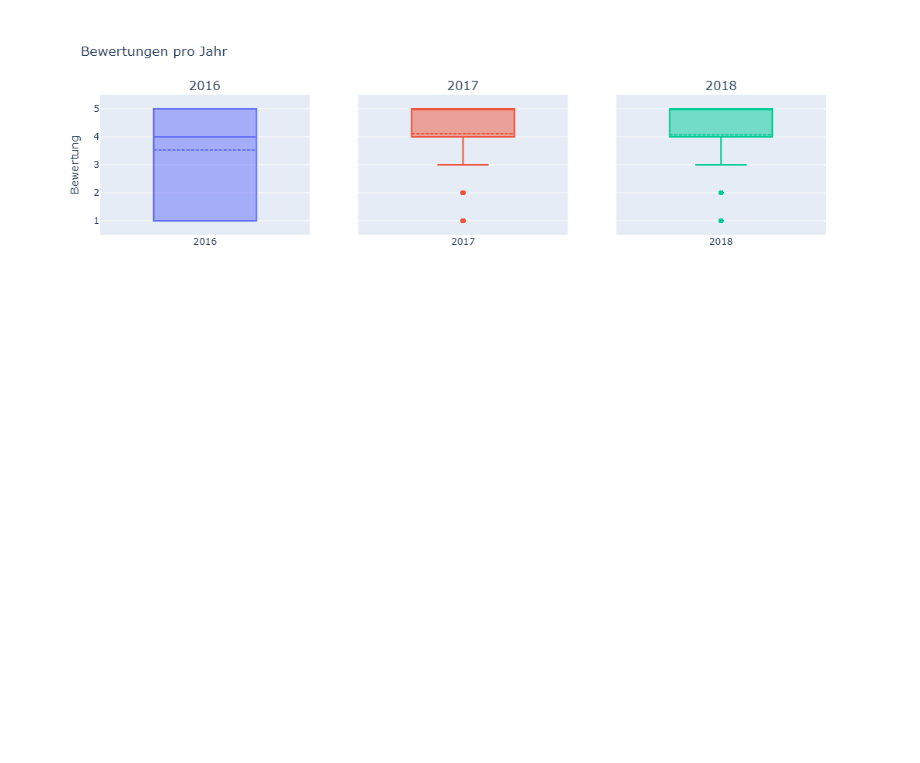
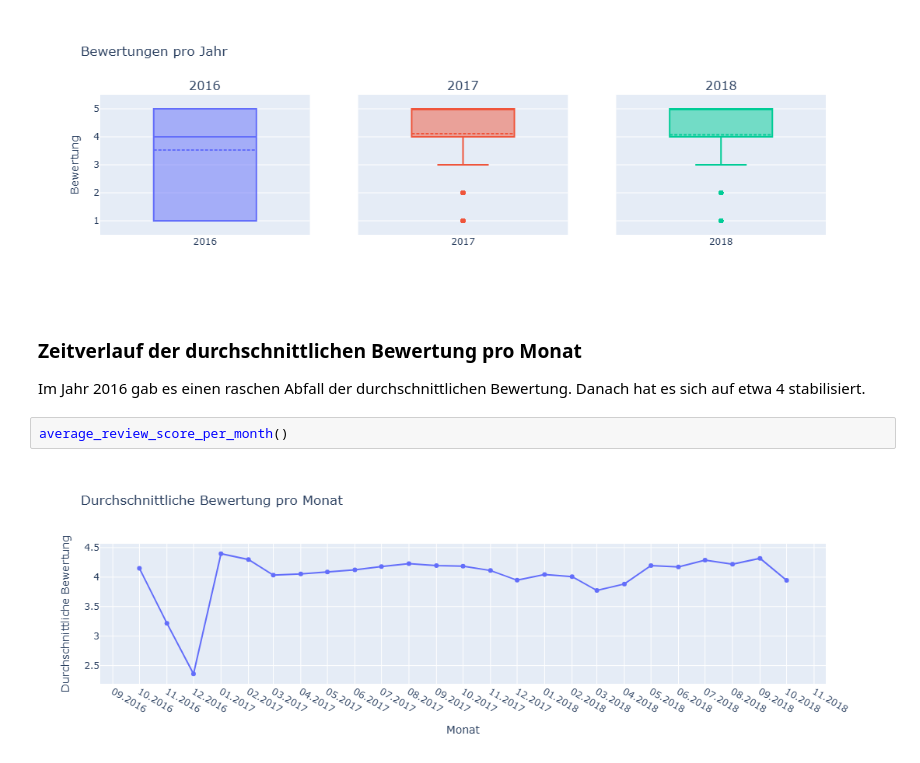
Before and after one commit to StasCuprunov/Mercado, a Jupyter notebook: main.ipynb, the cells around one changed output. Saved outputs shown, nothing was run; the diff lists cells and outputs as text; blank space fills up the shorter version.

Commit message:
implement average review score per month

```diff
--- a/main.ipynb
+++ b/main.ipynb
@@ -46,3 +47,10 @@ Im Jahr 2016 ist der Durchschnitt bei lediglich 3,5. Die Jahre 2017 und 2018 hab
 create_box_plots_for_reviews()
 # %% [output]
 [figure]
+# %% [markdown]
+### Zeitverlauf der durchschnittlichen Bewertung pro Monat
+Im Jahr 2016 gab es einen raschen Abfall der durchschnittlichen Bewertung. Danach hat es sich auf etwa 4 stabilisiert.
+# %%
+average_review_score_per_month()
+# %% [output]
+[figure, added]
```
Also changed, not shown: parts of 1 cell of this notebook, 1 other file.
